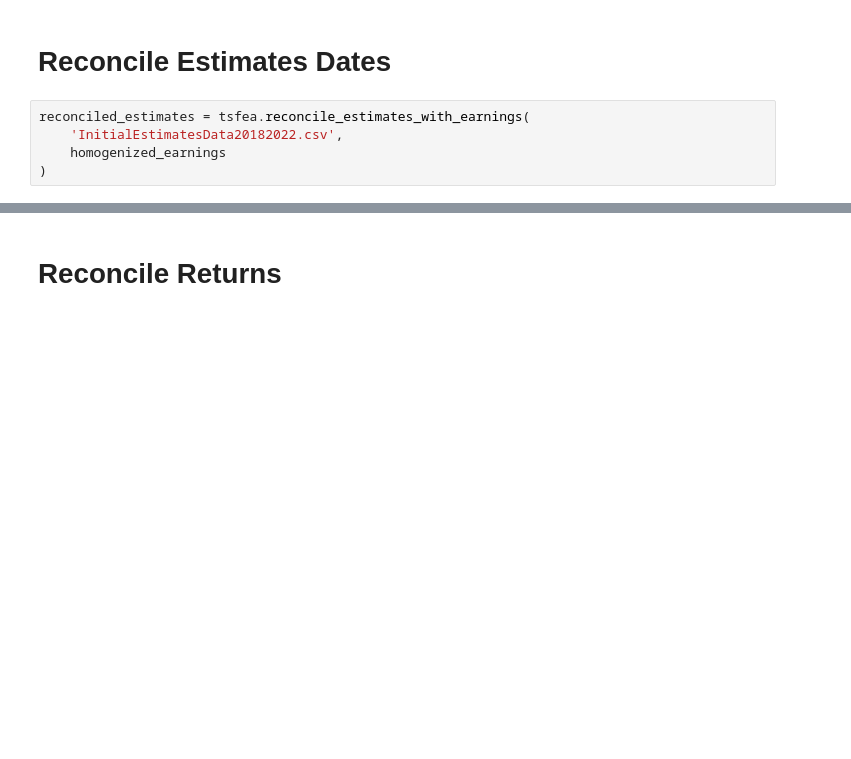
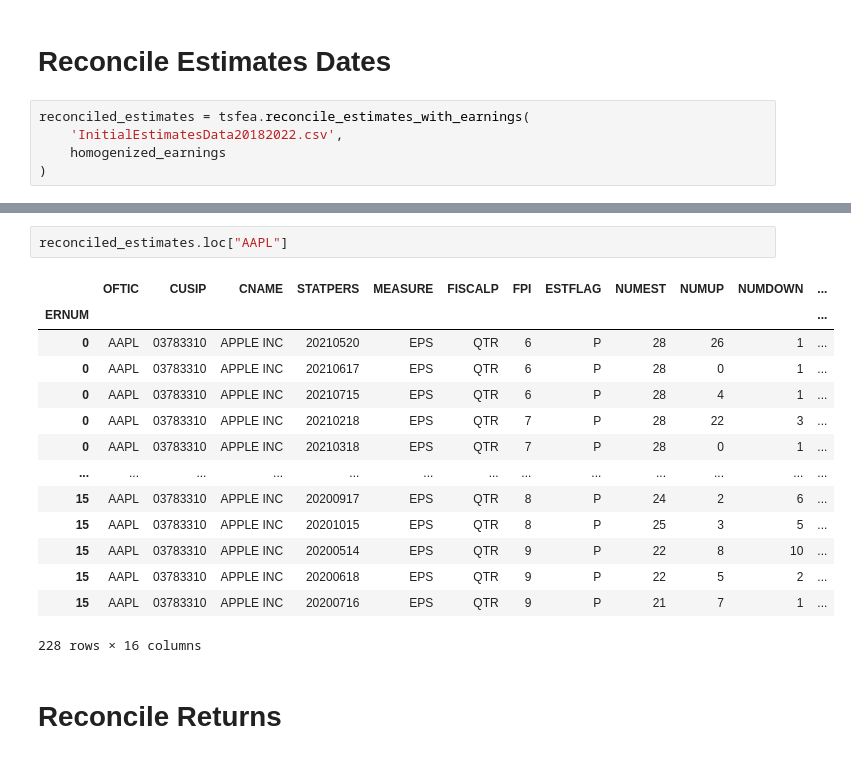
Before and after one commit to layoups/post-earnings-returns, a Jupyter notebook: tsfea_test.ipynb, the cells around one changed output, grey strips where cells are left out. Cells and saved outputs as stored; diff of their text form; blank space fills up the shorter version.

```diff
--- a/tsfea_test.ipynb
+++ b/tsfea_test.ipynb
@@ -36,6 +36,23 @@ reconciled_estimates.head()
 |  | 1 | WATT | 29272C10 | ENERGOUS CORP | 20210715 | EPS | QTR | 6 | P | 2 | 0 | ... |
 |  | 1 | WATT | 29272C10 | ENERGOUS CORP | 20210318 | EPS | QTR | 7 | P | 2 | 1 | ... |
 |  | 1 | WATT | 29272C10 | ENERGOUS CORP | 20210415 | EPS | QTR | 7 | P | 2 | 0 | ... |
+# %%
+reconciled_estimates.loc["AAPL"]
+# %% [output]
+|  | OFTIC | CUSIP | CNAME | STATPERS | MEASURE | FISCALP | FPI | ESTFLAG | NUMEST | NUMUP | NUMDOWN | ... |
+| ERNUM |  |  |  |  |  |  |  |  |  |  |  | ... |
+| 0 | AAPL | 03783310 | APPLE INC | 20210520 | EPS | QTR | 6 | P | 28 | 26 | 1 | ... |
+| 0 | AAPL | 03783310 | APPLE INC | 20210617 | EPS | QTR | 6 | P | 28 | 0 | 1 | ... |
+| 0 | AAPL | 03783310 | APPLE INC | 20210715 | EPS | QTR | 6 | P | 28 | 4 | 1 | ... |
+| 0 | AAPL | 03783310 | APPLE INC | 20210218 | EPS | QTR | 7 | P | 28 | 22 | 3 | ... |
+| 0 | AAPL | 03783310 | APPLE INC | 20210318 | EPS | QTR | 7 | P | 28 | 0 | 1 | ... |
+| ... | ... | ... | ... | ... | ... | ... | ... | ... | ... | ... | ... | ... |
+| 15 | AAPL | 03783310 | APPLE INC | 20200917 | EPS | QTR | 8 | P | 24 | 2 | 6 | ... |
+| 15 | AAPL | 03783310 | APPLE INC | 20201015 | EPS | QTR | 8 | P | 25 | 3 | 5 | ... |
+| 15 | AAPL | 03783310 | APPLE INC | 20200514 | EPS | QTR | 9 | P | 22 | 8 | 10 | ... |
+| 15 | AAPL | 03783310 | APPLE INC | 20200618 | EPS | QTR | 9 | P | 22 | 5 | 2 | ... |
+| 15 | AAPL | 03783310 | APPLE INC | 20200716 | EPS | QTR | 9 | P | 21 | 7 | 1 | ... |
+228 rows × 16 columns
 # %% [markdown]
 # Reconcile Returns
 # %%
```
Also changed, not shown: parts of 3 cells of this notebook.
